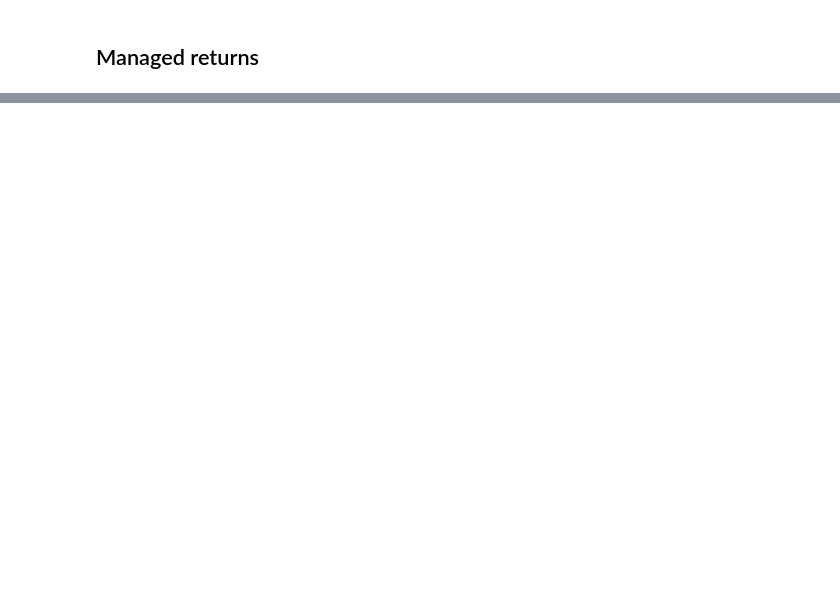
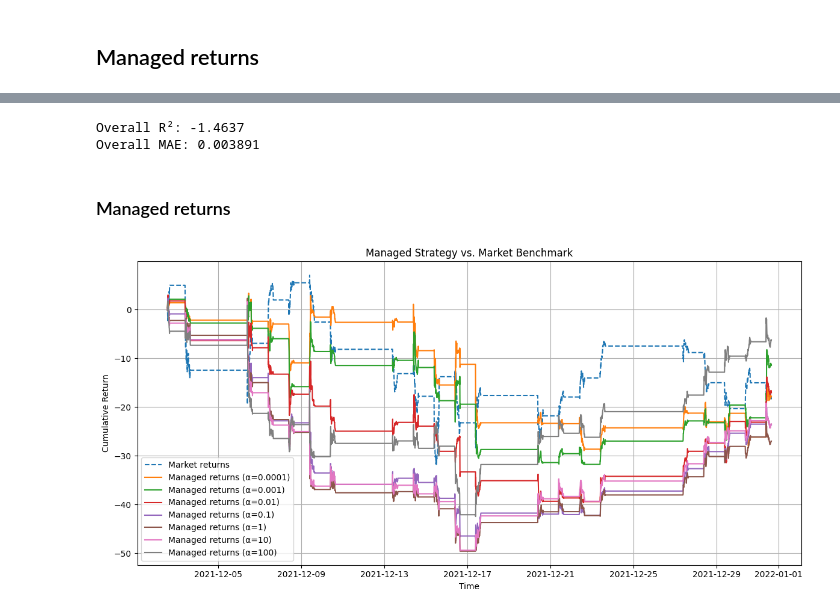
Before and after one commit to PipsCods/High-Frequency-Trading-with-Deep-Learning, a Jupyter notebook: src/notebooks/rui_regressions.ipynb, the cells around one changed output, grey strips where cells are left out. Saved outputs shown, nothing was run; the diff lists cells and outputs as text; code cells hidden in the pictures; blank space fills up the shorter version.

```diff
--- a/src/notebooks/rui_regressions.ipynb
+++ b/src/notebooks/rui_regressions.ipynb
@@ -363,0 +408,3 @@ dtype: float64
+# %%
+table2 = df_copy
+del df_copy
@@ -363,0 +427,48 @@ dtype: float64
+# %%
+r2 = r2_score(df_predictions['y_true'], df_predictions['y_pred'])
+mae = mean_absolute_error(df_predictions['y_true'], df_predictions['y_pred'])
+
+print(f"Overall R²: {r2:.4f}")
+print(f"Overall MAE: {mae:.6f}")
+# %% [output]
+Overall R²: -1.4637
+Overall MAE: 0.003891
+# %% [markdown]
+### Managed returns
+# %%
+# Market benchmark
+df_predictions = df_predictions.reset_index()
+df_market_returns = df_predictions.groupby('timestamp')['y_true'].mean()
+
+# Our strategy returns
+df_market_timing = df_predictions[['symbol','timestamp','alpha','y_pred','managed_return']]
+df_market_timing = pd.pivot_table(df_market_timing, values=['managed_return'], index=['symbol', 'timestamp'],
+                       columns=['alpha'], aggfunc="mean")
+df_market_timing = df_market_timing.groupby(level=1).mean()
+# %%
+tmp = pd.concat([df_market_returns,df_market_timing], axis = 1)
+tmp = tmp/tmp.std()
+sr = sharpe_ratio(tmp)
+# %%
+market_returns = tmp['y_true']
+managed_returns = tmp.iloc[:,1:]
+# %%
+plt.figure(figsize=(12, 6))
+plt.plot(market_returns.cumsum(), label="Market returns", linestyle="--")
+
+for alpha in shrinkage_list:
+
+    plt.plot(
+       managed_returns.cumsum()[('managed_return', alpha)],
+       label=f"Managed returns (α={alpha})"
+    )
+
+plt.xlabel("Time")
+plt.ylabel("Cumulative Return")
+plt.title("Managed Strategy vs. Market Benchmark")
+plt.legend()
+plt.grid(True)
+plt.tight_layout()
+plt.show()
+# %% [output]
+[figure, added]
```
Also changed, not shown: parts of 29 cells of this notebook.
